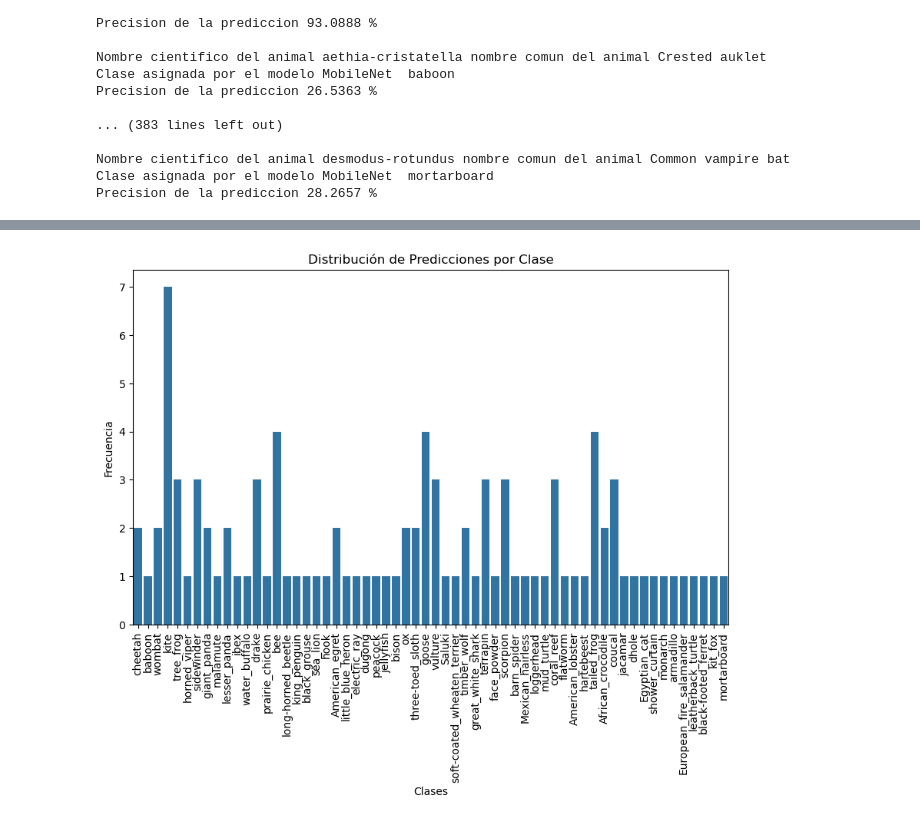
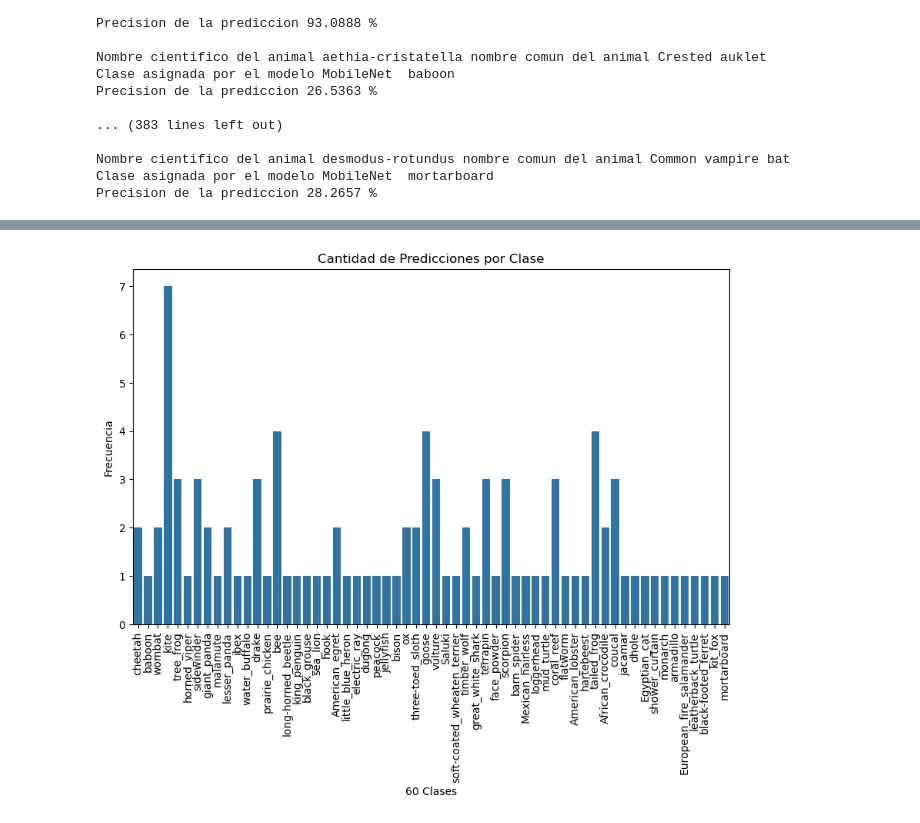
Before and after one commit to Jose-Sepulveda-Salazar/IMA543, a Jupyter notebook: JoseSepulveda_BenjaminHiguera_Ev2.ipynb, the cells around one changed output, grey strips where cells are left out. Drawn from its saved outputs; the diff is of its cells as text; code cells hidden in the pictures.

```diff
--- a/JoseSepulveda_BenjaminHiguera_Ev2.ipynb
+++ b/JoseSepulveda_BenjaminHiguera_Ev2.ipynb
@@ -178,7 +175,7 @@ def prepare_image(file, img_path='Imagenes_para_exposiciones_Grupo_2/', target_s
 Discutir los resultados mostrando las clases presentes en sus datos.
 # %%
 # Función para predecir y mostrar resultados, y contar las predicciones aceptables
-def predict_and_check(image_name, img_path='Imagenes_para_exposiciones_Grupo_2/', threshold=0.80):
+def predict_and_check(image_name,threshold, img_path='Imagenes_para_exposiciones_Grupo_2/'):
     display(Image(filename=img_path + image_name, width=300, height=200))
     preprocessed_image = prepare_image(image_name, img_path)
     predictions = mobile.predict(preprocessed_image)
@@ -202,7 +199,7 @@ acceptable_predictions_count = 0
 # %%
 # Realizar predicciones sobre todas las imágenes en la carpeta
 for image_file in image_files:
-    if predict_and_check(image_file):
+    if predict_and_check(image_file,0.8):
         acceptable_predictions_count += 1
 # %% [output]
 [figure]
@@ -408,17 +480,15 @@ Precision de la prediccion 28.2657 %
 # %%
-import seaborn as sns
-import matplotlib.pyplot as plt
 
 # Distribución de predicciones
 plt.figure(figsize=(10, 6))
 sns.countplot(x=results_tag)
-plt.title("Distribución de Predicciones por Clase")
-plt.xlabel("Clases")
+plt.title("Cantidad de Predicciones por Clase")
+plt.xlabel("60 Clases")
 plt.ylabel("Frecuencia")
 plt.xticks(rotation=90)
 plt.show()
 # %% [output]
-[figure, old version]
+[figure, new version]
 # %% [markdown]
 <a id="seccion-6"></a>
 
```
Also changed, not shown: parts of 14 cells of this notebook.
